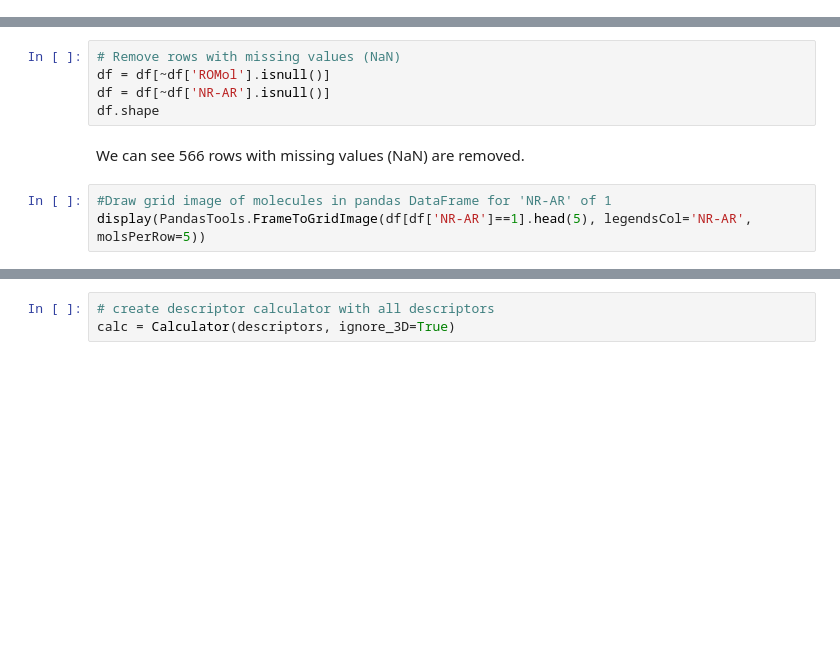
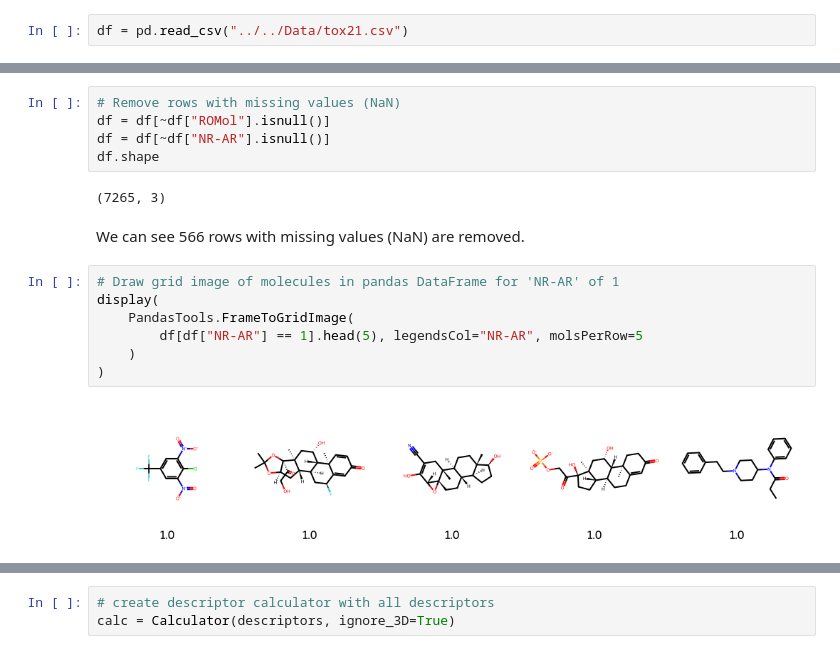
Before and after one commit to udel-cbcb/NIGMS-Sandbox-UD, a Jupyter notebook: Submodule_4/Tutorials/Submodule_4_Tutorial_3_Predict_Drug_Activity_for_Androgen_Receptor.ipynb, the cells around one changed output, grey strips where cells are left out. Cells and saved outputs as stored; diff of their text form; blank space fills up the shorter version.

```diff
--- a/Submodule_4/Tutorials/Submodule_4_Tutorial_3_Predict_Drug_Activity_for_Androgen_Receptor.ipynb
+++ b/Submodule_4/Tutorials/Submodule_4_Tutorial_3_Predict_Drug_Activity_for_Androgen_Receptor.ipynb
@@ -61 +93,3 @@ df = pd.read_csv('tox21.csv')
+# %%
+df = pd.read_csv("../../Data/tox21.csv")
 # %%
@@ -86,11 +171,19 @@ df.head()
 # %%
 # Remove rows with missing values (NaN)
-df = df[~df['ROMol'].isnull()]
-df = df[~df['NR-AR'].isnull()]
+df = df[~df["ROMol"].isnull()]
+df = df[~df["NR-AR"].isnull()]
 df.shape
+# %% [output]
+(7265, 3)
 # %% [markdown]
 We can see 566 rows with missing values (NaN) are removed.
 # %%
-#Draw grid image of molecules in pandas DataFrame for 'NR-AR' of 1
-display(PandasTools.FrameToGridImage(df[df['NR-AR']==1].head(5), legendsCol='NR-AR', molsPerRow=5))
+# Draw grid image of molecules in pandas DataFrame for 'NR-AR' of 1
+display(
+    PandasTools.FrameToGridImage(
+        df[df["NR-AR"] == 1].head(5), legendsCol="NR-AR", molsPerRow=5
+    )
+)
+# %% [output]
+[figure, added]
 # %%
```
Also changed, not shown: parts of 54 cells of this notebook.
